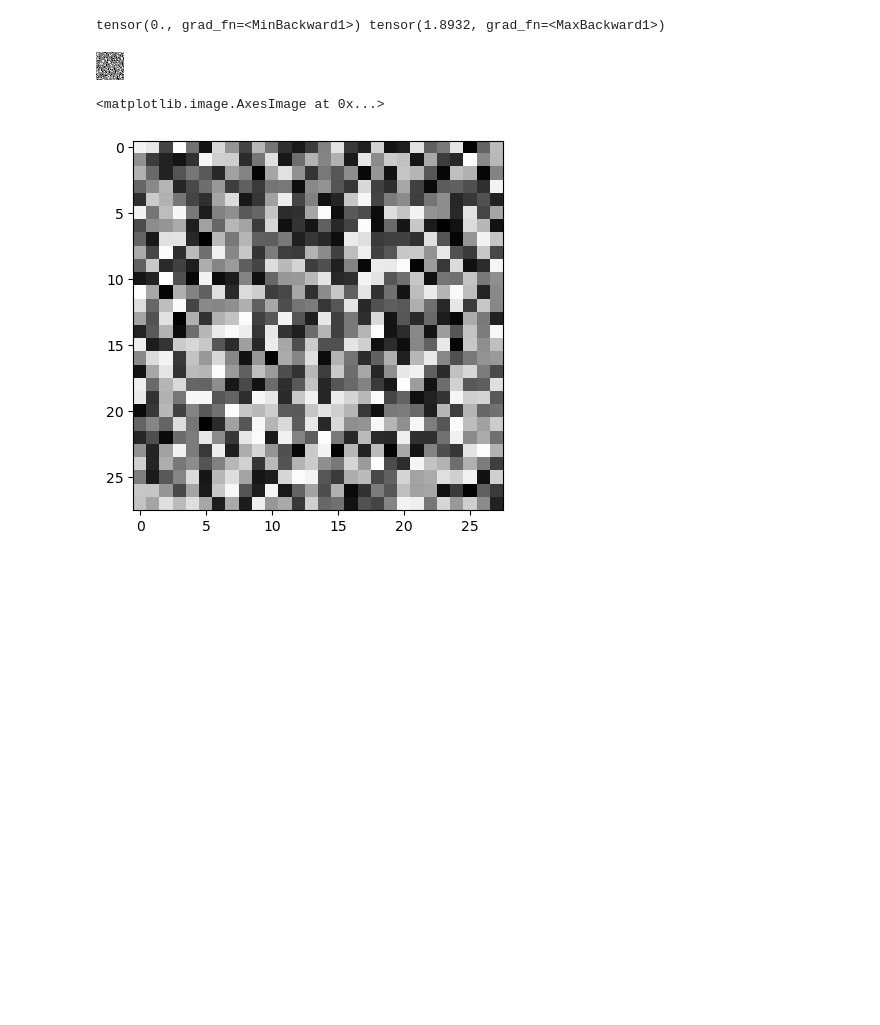
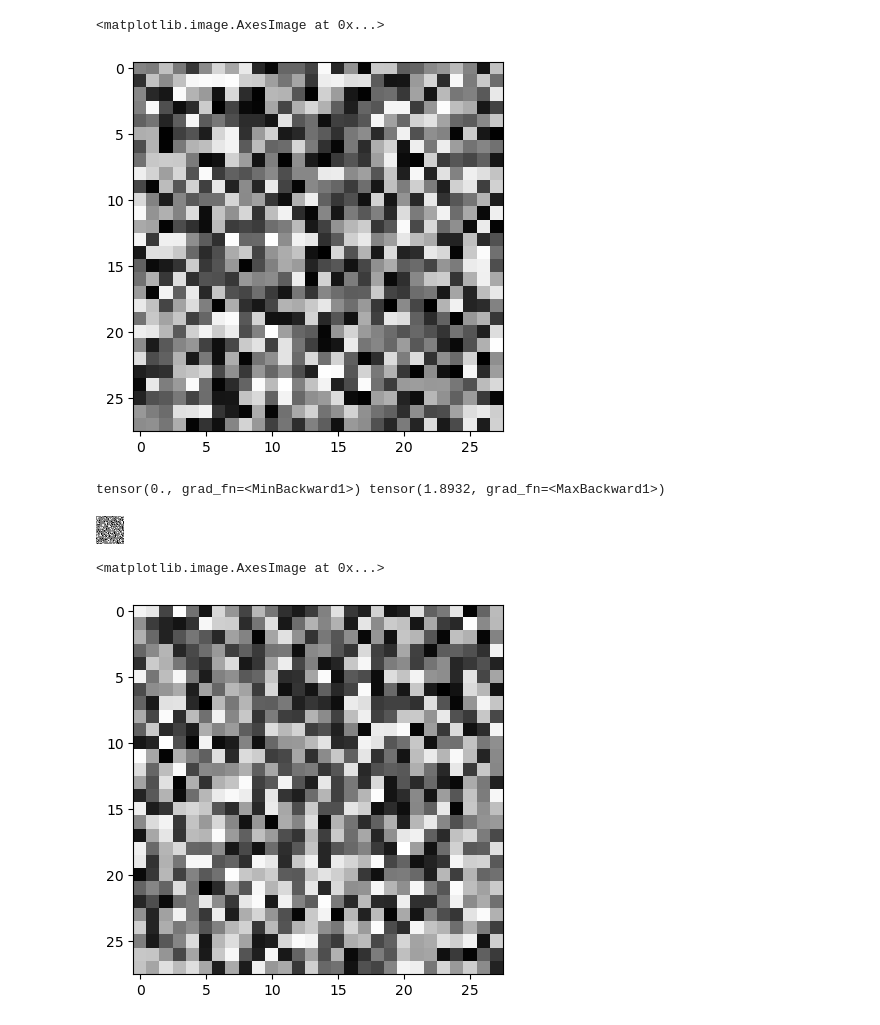
Before and after one commit to juraam/stable-diffusion-from-scratch, a Jupyter notebook: usage_diffusion.ipynb, the cells around one changed output. Cells and saved outputs as stored; diff of their text form; code cells hidden in the pictures; blank space fills up the shorter version.

Commit message:
Added training loop

```diff
--- a/usage_diffusion.ipynb
+++ b/usage_diffusion.ipynb
@@ -151,9 +171,11 @@ import torch.backends
 import torch.backends.mps
 
 device = "cuda" if torch.cuda.is_available() else "cpu"
-# if torch.backends.mps.is_available():
-#     device = "mps"
-#     print("USE MPS")
+if torch.backends.mps.is_available():
+    device = "mps"
+    print("USE MPS")
+    test_unet = UNet(in_channels=1, out_channels=1, is_debug=True).to(device)
+    test_unet(train_dataset[0][0].unsqueeze(0).to(device), torch.tensor([[1]], dtype=torch.float, device=device))
 
 # import os
 # os.environ['PYTORCH_ENABLE_MPS_FALLBACK'] = '1'
@@ -170,9 +215,9 @@ model = model.to(device)
 # %%
 EPOCHS = 10
-optimizer = torch.optim.Adam(params=model.parameters(), lr=2e-4)
-criterion = nn.MSELoss()
 
-for epoch in range(EPOCHS):
+training_losses = []
+val_losses = []
+for epoch in tqdm.tqdm(range(EPOCHS)):
     model.train(True)
     training_loss = 0
     val_loss = 0
@@ -212,6 +257,8 @@ for epoch in range(EPOCHS):
         loss = criterion(pred_noise, noise)
 
         val_loss += loss.item() * imgs.shape[0]
+    training_losses.append(training_loss / len(train_dataset))
+    val_losses.append(val_loss / len(test_dataset))
     print(f"Training loss for epoch {epoch}: {training_loss / len(train_dataset):.4f}")
     print(f"Validation loss for epoch {epoch}: {val_loss / len(test_dataset):.4f}")
 # %% [output]
@@ -238,12 +285,15 @@ Validation loss for epoch 9: 0.5582
 # %%
-x_t = torch.rand_like(train_dataset[0][0]).unsqueeze(0)
+x_t = torch.rand_like(train_dataset[0][0], device=device).unsqueeze(0)
 for t in range(T-1, -1, -1):
-    z = torch.rand_like(x_t) if t > 0 else 0
+    z = torch.rand_like(x_t, device=device) if t > 0 else 0
     t_tensor = torch.tensor([t], dtype=x_t.dtype, device=device).unsqueeze(0)
     pred_noise = model(x_t, t_tensor)
-    x_t = 1 / alpha_t_schedule[t] * (x_t - pred_noise * (1 - alpha_t_schedule[t]) / sqrt_minus_bar_alpha_t_schedule[t]) + torch.sqrt(beta_schedule[t])
+    x_t = 1 / alpha_t_schedule[t] * (x_t - pred_noise * (1 - alpha_t_schedule[t]) / sqrt_minus_bar_alpha_t_schedule[t]) + torch.sqrt(beta_schedule[t]) * z
 
-plt.imshow(transform_to_pil(x_t[0]), cmap='gray')
+plt.imshow(transform_to_pil(x_t[0].detach().cpu()), cmap='gray')
+# %% [output]
+<matplotlib.image.AxesImage at 0x...>
+[figure, added]
 # %%
 # x_t_1 = torch.rand_like(train_dataset[0][0], requires_grad=False).unsqueeze(0)
 # t_tensor = torch.tensor([500], dtype=x_t.dtype, device=device, requires_grad=False).unsqueeze(0)
```
Also changed, not shown: parts of 8 cells of this notebook.
